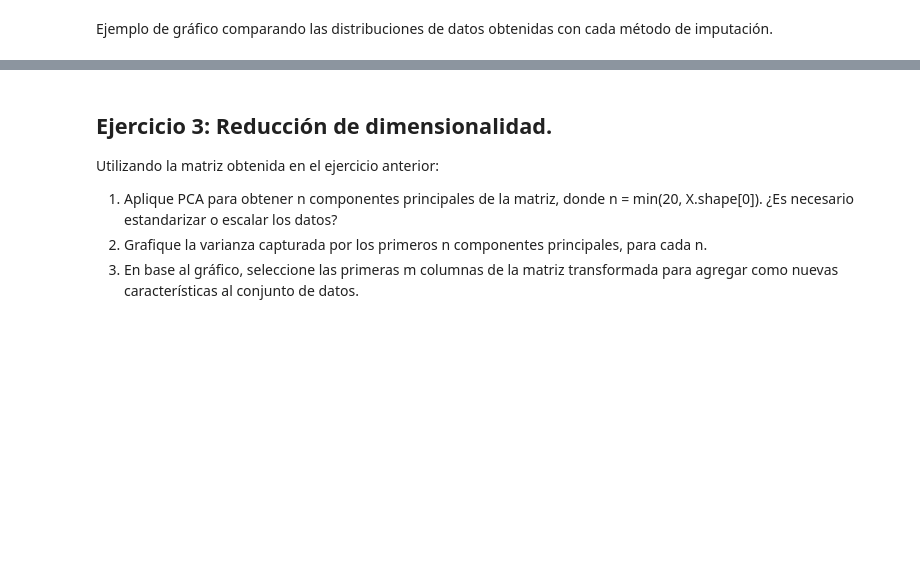
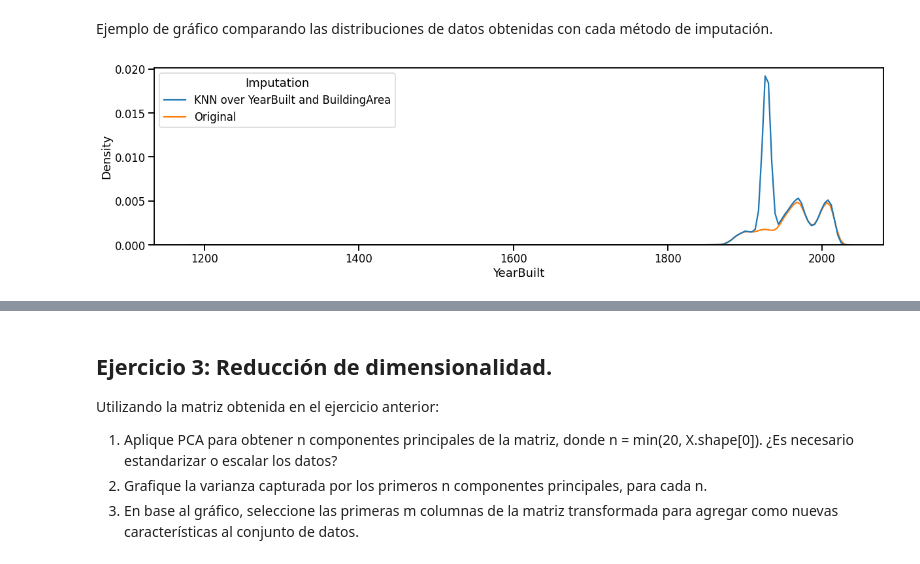
Before and after one commit to AlejandroGuedez/Equipo-23-de-Diplomado-data-scientist, a Jupyter notebook: EyCD_TP_Gr23_vfinal.ipynb, the cells around one changed output, grey strips where cells are left out. Saved outputs shown, nothing was run; the diff lists cells and outputs as text; code cells hidden in the pictures; blank space fills up the shorter version.

```diff
--- a/EyCD_TP_Gr23_vfinal.ipynb
+++ b/EyCD_TP_Gr23_vfinal.ipynb
@@ -1206,0 +1207,11 @@ En el teórico se presentó el método IterativeImputer para imputar valores fal
+# %%
+encoded_df = pandas.DataFrame(encoded_cat_num,\
+                              columns = ['type_h', 'type_t', 'type_u', 'regionname_eastern_metropolitan',\
+                                         'regionname_eastern_victoria', 'regionname_northern_metropolitan', \
+                                         'regionname_northern_victoria', 'regionname_south-eastern_metropolitan', \
+                                         'regionname_southern_metropolitan', \
+                                         'regionname_western_metropolitan', 'regionname_western_victoria',\
+                                         'rooms_1', 'rooms_2', 'rooms_3', 'rooms_4', 'rooms_5', 'rooms_6', \
+                                         'rooms_7', 'rooms_8', 'rooms_10', 'cars_0', 'cars_1', 'cars_2', 'cars_3', \
+                                         'cars_4', 'cars_5', 'cars_6', 'cars_7', 'cars_8', 'cars_9', 'cars_10',\
+                                          'bath_1', 'bath_2', 'bath_3', 'bath_4', 'bath_5', 'bath_6', 'bath_7', 'bath_8'])
@@ -1206,0 +1234,3 @@ En el teórico se presentó el método IterativeImputer para imputar valores fal
+# %%
+encoded_and_yb_ba = pandas.concat([encoded_df, merged_filtered.YearBuilt.reindex(encoded_df.index)\
+                                   , merged_filtered.BuildingArea.reindex(encoded_df.index)], axis=1)
@@ -1209,7 +1247,7 @@ from sklearn.experimental import enable_iterative_imputer
 from sklearn.neighbors import KNeighborsRegressor
 from sklearn.impute import IterativeImputer
 
-melb_data_mice = melb_df.copy(deep=True)
+melb_data_mice = encoded_and_yb_ba.copy(deep=True)
 
 mice_imputer = IterativeImputer(random_state=0, estimator=KNeighborsRegressor())
 melb_data_mice[['YearBuilt','BuildingArea']] = mice_imputer.fit_transform(
@@ -1219,8 +1257,10 @@ Ejemplo de gráfico comparando las distribuciones de datos obtenidas con cada m
 # %%
 mice_year_built = melb_data_mice.YearBuilt.to_frame()
 mice_year_built['Imputation'] = 'KNN over YearBuilt and BuildingArea'
-melb_year_build = melb_df.YearBuilt.dropna().to_frame()
+melb_year_build = encoded_and_yb_ba.YearBuilt.dropna().to_frame()
 melb_year_build['Imputation'] = 'Original'
-data = pandas.concat([mice_year_built, melb_year_build])
-fig = plt.figure(figsize=(8, 5))
+data = pandas.concat([mice_year_built, melb_year_build]).reset_index()
+fig = plt.figure(figsize=(20, 5))
 g = seaborn.kdeplot(data=data, x='YearBuilt', hue='Imputation')
+# %% [output]
+[figure, added]
```
Also changed, not shown: parts of 26 cells of this notebook.
